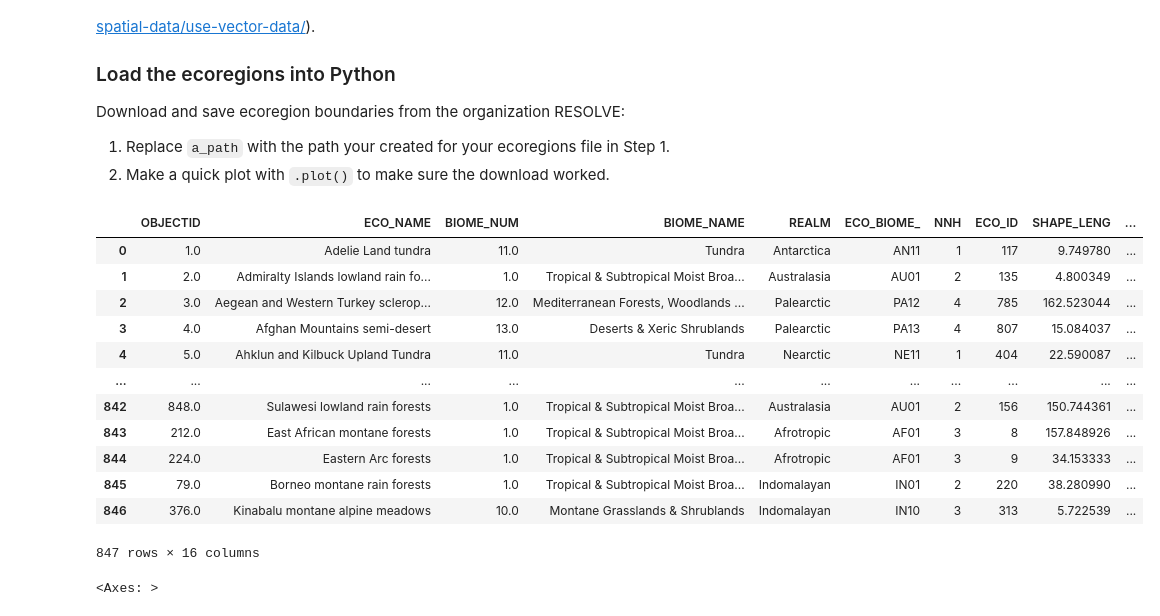
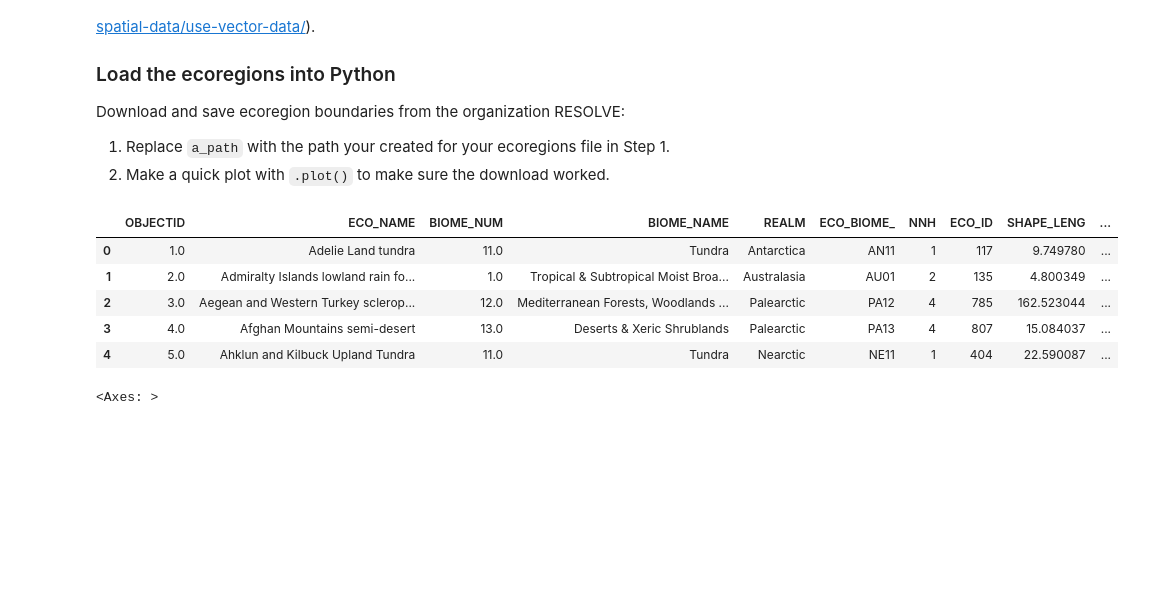
Before and after one commit to eenoonan/02-migration-fall-template, a Jupyter notebook: notebooks/02-migration-wrangle.ipynb, the cells around one changed output. Drawn from its saved outputs; the diff is of its cells as text; code cells hidden in the pictures; blank space fills up the shorter version.

```diff
--- a/notebooks/02-migration-wrangle.ipynb
+++ b/notebooks/02-migration-wrangle.ipynb
@@ -106,41 +110,35 @@ Download and save ecoregion boundaries from the organization RESOLVE:
 ecoreg_url = ("https://storage.googleapis.com/"
        "teow2016/Ecoregions2017.zip")
 
 ### name the ecoregions directory name and file name
 ecoreg_dir = os.path.join(data_dir,"ecoregions")
 
 ### make the ecoregions directory
 os.makedirs(ecoreg_dir, exist_ok=True)
 
 ### join ecoregions shapefile path
 ecoreg_path = os.path.join(ecoreg_dir,"ecoregions.shp")
 
 ### download the data once
 if not os.path.exists(ecoreg_path):
        ### open file at url
        ecoreg_gdf = gpd.read_file(ecoreg_url)
 
        ### save file to specified filepath
        ecoreg_gdf.to_file(ecoreg_path)
 
 ### open up the ecoregions boundaries
 ecoreg_gdf = gpd.read_file(ecoreg_path)
+
 ### check boundaries data frame
-ecoreg_gdf
+ecoreg_gdf.head()
 # %% [output]
 |  | OBJECTID | ECO_NAME | BIOME_NUM | BIOME_NAME | REALM | ECO_BIOME_ | NNH | ECO_ID | SHAPE_LENG | ... |
 | 0 | 1.0 | Adelie Land tundra | 11.0 | Tundra | Antarctica | AN11 | 1 | 117 | 9.749780 | ... |
 | 1 | 2.0 | Admiralty Islands lowland rain fo... | 1.0 | Tropical & Subtropical Moist Broa... | Australasia | AU01 | 2 | 135 | 4.800349 | ... |
 | 2 | 3.0 | Aegean and Western Turkey sclerop... | 12.0 | Mediterranean Forests, Woodlands ... | Palearctic | PA12 | 4 | 785 | 162.523044 | ... |
 | 3 | 4.0 | Afghan Mountains semi-desert | 13.0 | Deserts & Xeric Shrublands | Palearctic | PA13 | 4 | 807 | 15.084037 | ... |
 | 4 | 5.0 | Ahklun and Kilbuck Upland Tundra | 11.0 | Tundra | Nearctic | NE11 | 1 | 404 | 22.590087 | ... |
-| ... | ... | ... | ... | ... | ... | ... | ... | ... | ... | ... |
-| 842 | 848.0 | Sulawesi lowland rain forests | 1.0 | Tropical & Subtropical Moist Broa... | Australasia | AU01 | 2 | 156 | 150.744361 | ... |
-| 843 | 212.0 | East African montane forests | 1.0 | Tropical & Subtropical Moist Broa... | Afrotropic | AF01 | 3 | 8 | 157.848926 | ... |
-| 844 | 224.0 | Eastern Arc forests | 1.0 | Tropical & Subtropical Moist Broa... | Afrotropic | AF01 | 3 | 9 | 34.153333 | ... |
-| 845 | 79.0 | Borneo montane rain forests | 1.0 | Tropical & Subtropical Moist Broa... | Indomalayan | IN01 | 2 | 220 | 38.280990 | ... |
-| 846 | 376.0 | Kinabalu montane alpine meadows | 10.0 | Montane Grasslands & Shrublands | Indomalayan | IN10 | 3 | 313 | 5.722539 | ... |
-847 rows × 16 columns
 # %%
 ### plot the ecoregions quickly to check download
 ecoreg_gdf.plot()
```
Also changed, not shown: parts of 11 cells of this notebook, 4 other files.
